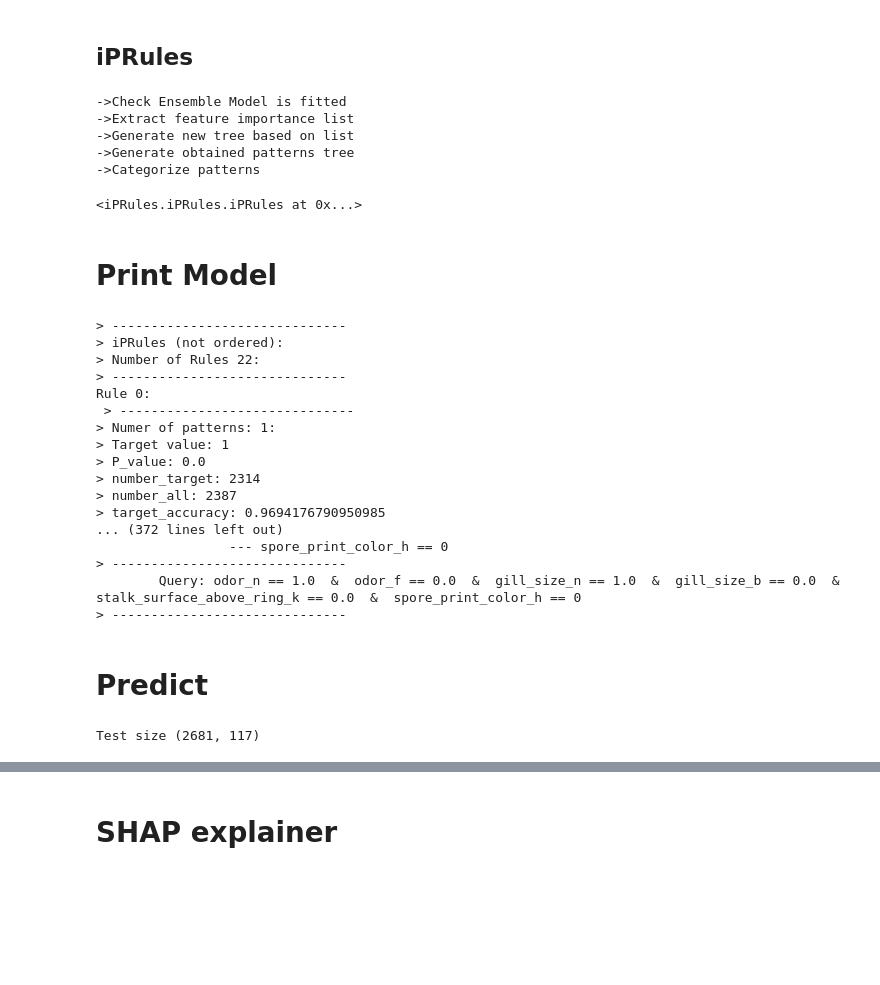
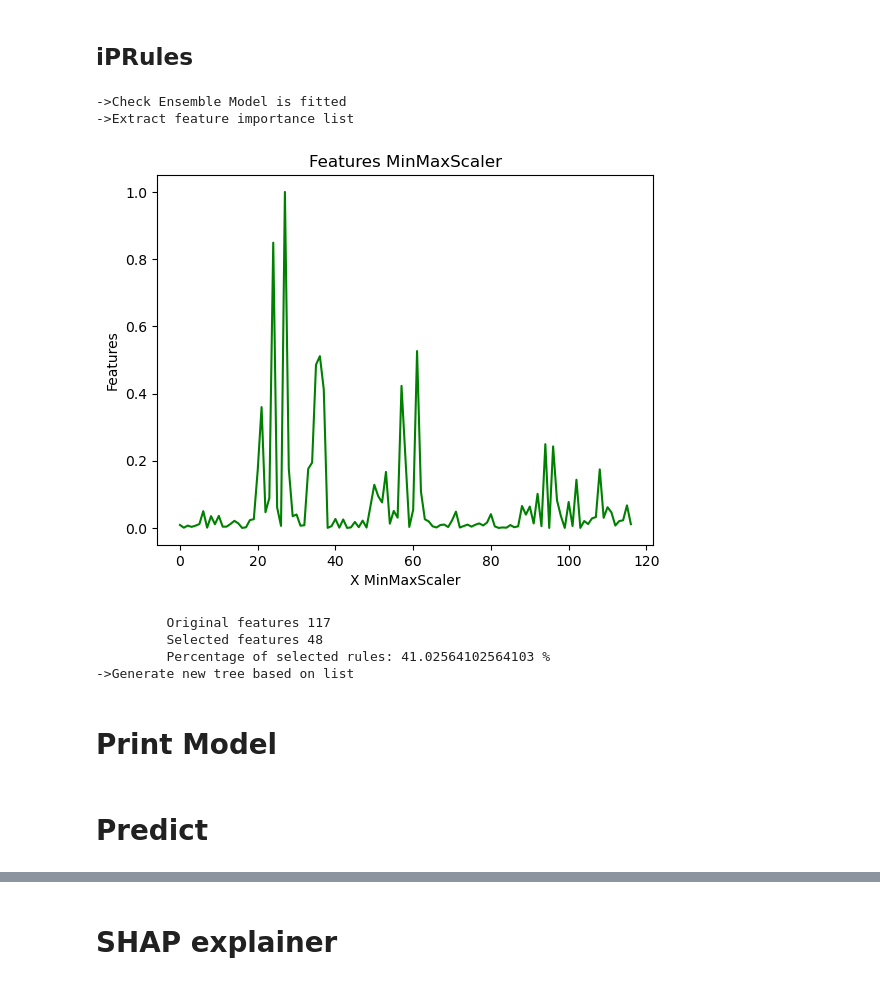
Before and after one commit to marioopv/iPRules, a Jupyter notebook: notebooks/IPRules/iPRules_simple_example.ipynb, the cells around one changed output, grey strips where cells are left out. Cells and saved outputs as stored; diff of their text form; code cells hidden in the pictures; blank space fills up the shorter version.

```diff
--- a/notebooks/IPRules/iPRules_simple_example.ipynb
+++ b/notebooks/IPRules/iPRules_simple_example.ipynb
@@ -27,12 +27,13 @@ target_value_name = 'class'
 filename = 'mushrooms'
 target_true = 'p'
 target_false = 'e'
-test_size = 0.33
+test_size = 0.2
 
 
 data_file_name = f'../../data/{filename}.csv'
 pandas_dataset = pd.read_csv(data_file_name)
-
+pandas_dataset = pandas_dataset.replace('?', 'unknown')
+pandas_dataset = pandas_dataset.dropna()
 pandas_dataset.columns = [sub.replace('%', '') for sub in pandas_dataset.columns]
 target_value_name = pandas_dataset.columns[-1]
 
@@ -126,53 +127,34 @@ RandomForestClassifier()
 # %%
 from iPRules.iPRules import iPRules
 
 # initialize
 #rules = iPRules(
 #                base_ensemble=ensemble,
 #                feature_names=encoded_dataset.feature_names,
 #                target_value_name = encoded_dataset.target_names,
 #                chi_square_probability = 0.95,
-#                scale_feature_coefficient = 0.85,
+#                scale_feature_coefficient = 0.1,
 #                min_accuracy_coefficient = 0.9,
 #                min_number_class_per_node = 3
 #            )
 rules = iPRules(
                 base_ensemble=ensemble,
                 feature_names=encoded_dataset.feature_names,
                 target_value_name = encoded_dataset.target_names,
-                chi_square_probability = 0.7,
-                scale_feature_coefficient = 0.7,
-                min_accuracy_coefficient = 0.7,
-                min_number_class_per_node = 3
+                chi_square_probability = 0.95,
+                scale_feature_coefficient = 0.03,
+                min_accuracy_coefficient = 0.9,
+                min_number_class_per_node = 5
             )
 # Fit model
 rules.fit(encoded_train_pandas_dataset)
 # %% [output]
 ->Check Ensemble Model is fitted
 ->Extract feature importance list
-->Generate new tree based on list
-->Generate obtained patterns tree
-->Categorize patterns
+[figure, added]
-<iPRules.iPRules.iPRules at 0x...>
+         Original features 117
+         Selected features 48
+         Percentage of selected rules: 41.02564102564103 %
+->Generate new tree based on list
 # %% [markdown]
 # Print Model
-# %%
-print(rules)
-# %% [output]
-> ------------------------------
-> iPRules (not ordered):
-> Number of Rules 22:
-> ------------------------------
-Rule 0:
- > ------------------------------
-> Numer of patterns: 1:
-> Target value: 1
-> P_value: 0.0
-> number_target: 2314
-> number_all: 2387
-> target_accuracy: 0.9694176790950985
-... (372 lines left out)
-                 --- spore_print_color_h == 0
-> ------------------------------
-        Query: odor_n == 1.0  &  odor_f == 0.0  &  gill_size_n == 1.0  &  gill_size_b == 0.0  &  stalk_surface_above_ring_k == 0.0  &  spore_print_color_h == 0
-> ------------------------------
@@ -179,6 +166,2 @@ Rule 0:
 # %% [markdown]
 # Predict
-# %%
-print(f'Test size {X_test.shape}')
-# %% [output]
-Test size (2681, 117)
```
Also changed, not shown: parts of 6 cells of this notebook, 2 other files.
